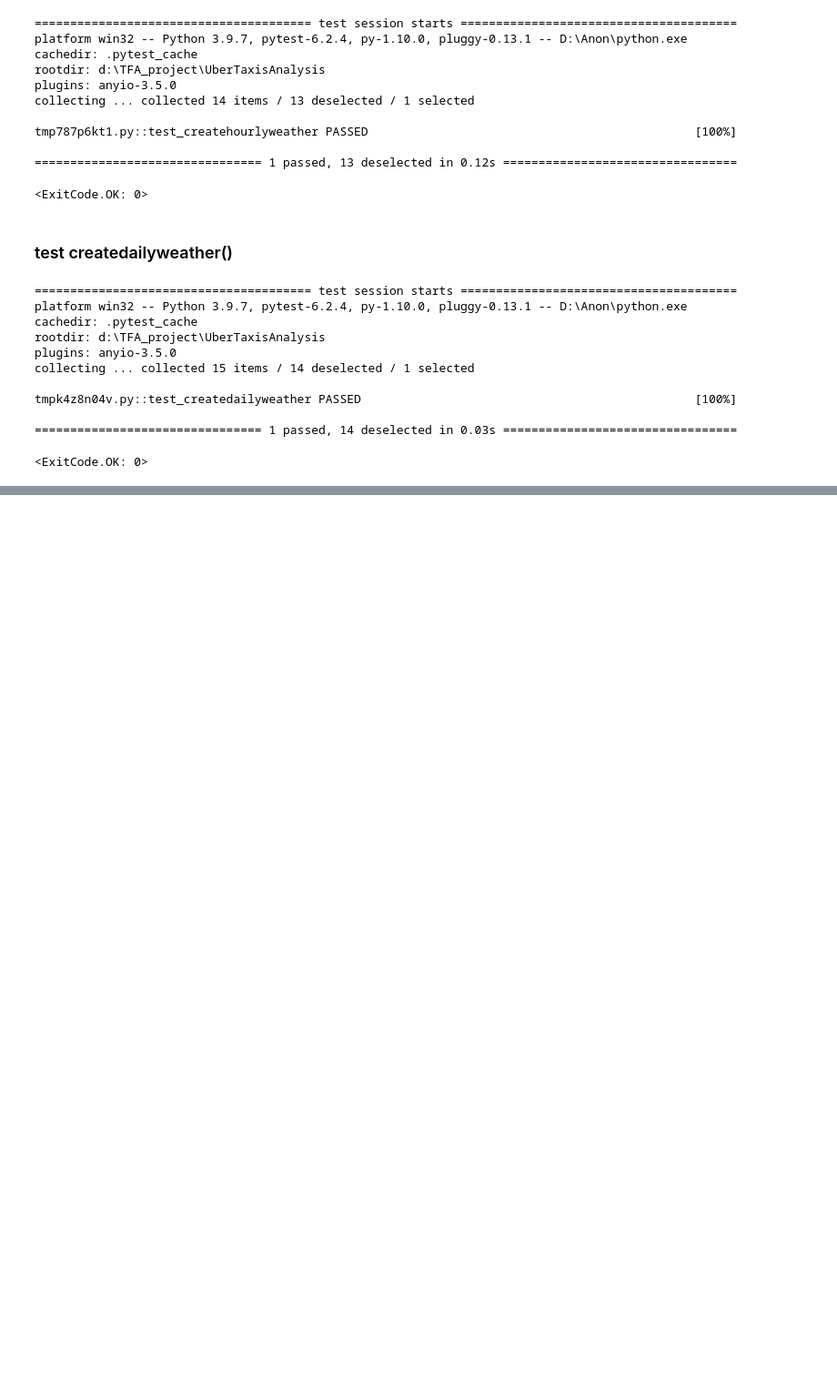
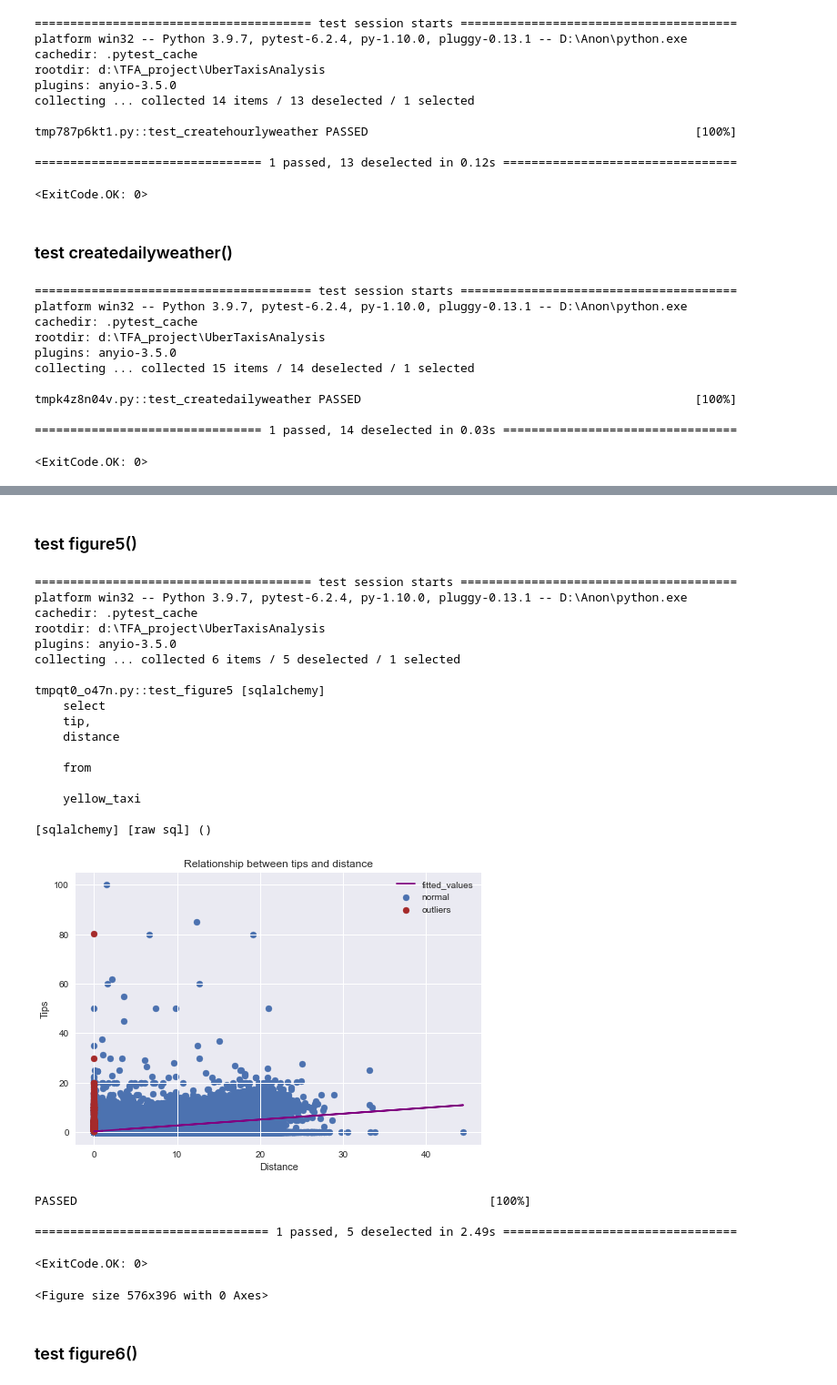
Before and after one commit to ZhengjiWang125/UberTaxisAnalysis, a Jupyter notebook: Final_Project.ipynb, the cells around one changed output, grey strips where cells are left out. Shown: that part at 91% size. Drawn from its saved outputs; the diff is of its cells as text; code cells hidden in the pictures; blank space fills up the shorter version.

```diff
--- a/Final_Project.ipynb
+++ b/Final_Project.ipynb
@@ -1545,0 +1659,4 @@ tmpk4z8n04v.py::test_createdailyweather PASSED
+# %%
+### BEGIN TESTS
+ipytest.run("-vv", "-k", "test_figure4")
+### END TESTS
@@ -1545,0 +1683,2 @@ tmpk4z8n04v.py::test_createdailyweather PASSED
+# %% [markdown]
+### test figure5()
@@ -1545,0 +1690,30 @@ tmpk4z8n04v.py::test_createdailyweather PASSED
+# %%
+### BEGIN TESTS
+ipytest.run("-vv", "-k", "test_figure5")
+### END TESTS
+# %% [output]
+======================================= test session starts =======================================
+platform win32 -- Python 3.9.7, pytest-6.2.4, py-1.10.0, pluggy-0.13.1 -- D:\Anon\python.exe
+cachedir: .pytest_cache
+rootdir: d:\TFA_project\UberTaxisAnalysis
+plugins: anyio-3.5.0
+collecting ... collected 6 items / 5 deselected / 1 selected
+
+tmpqt0_o47n.py::test_figure5 [sqlalchemy]
+    select
+    tip,
+    distance
+
+    from
+
+    yellow_taxi
+
+[sqlalchemy] [raw sql] ()
+[figure, added]
+PASSED                                                          [100%]
+
+================================= 1 passed, 5 deselected in 2.49s =================================
+<ExitCode.OK: 0>
+<Figure size 576x396 with 0 Axes>
+# %% [markdown]
+### test figure6()
```
Also changed, not shown: parts of 25 cells of this notebook.
